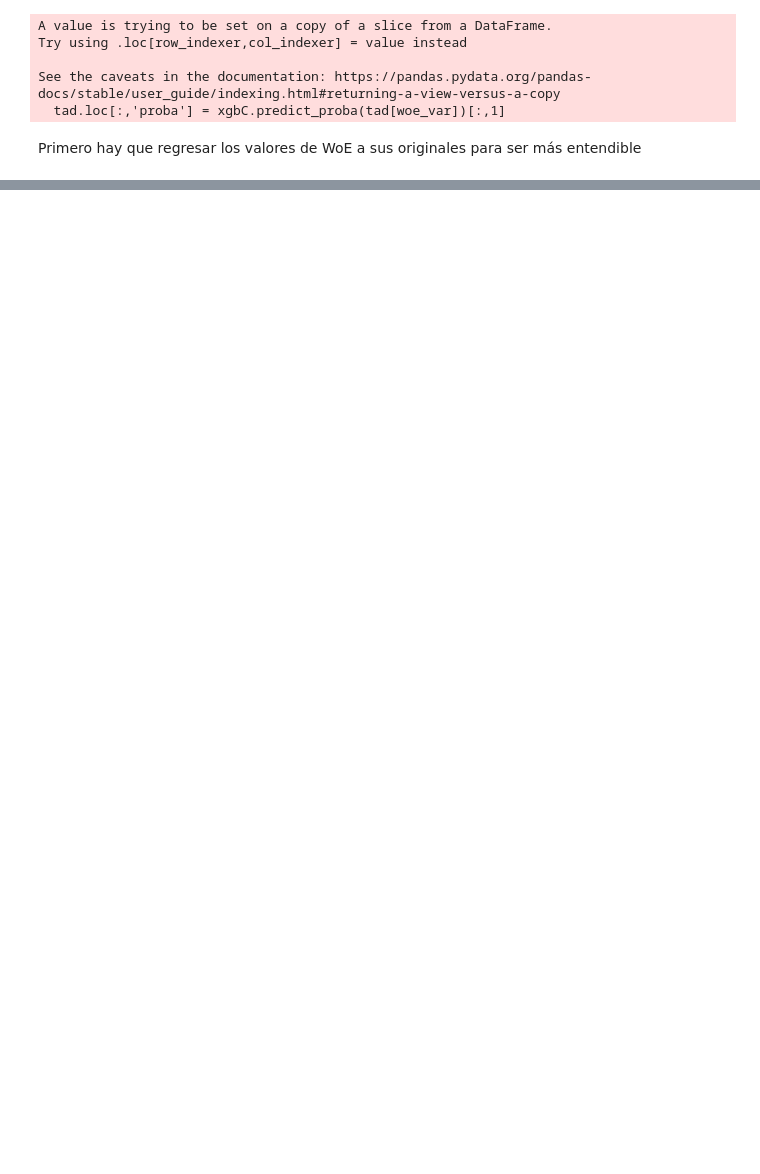
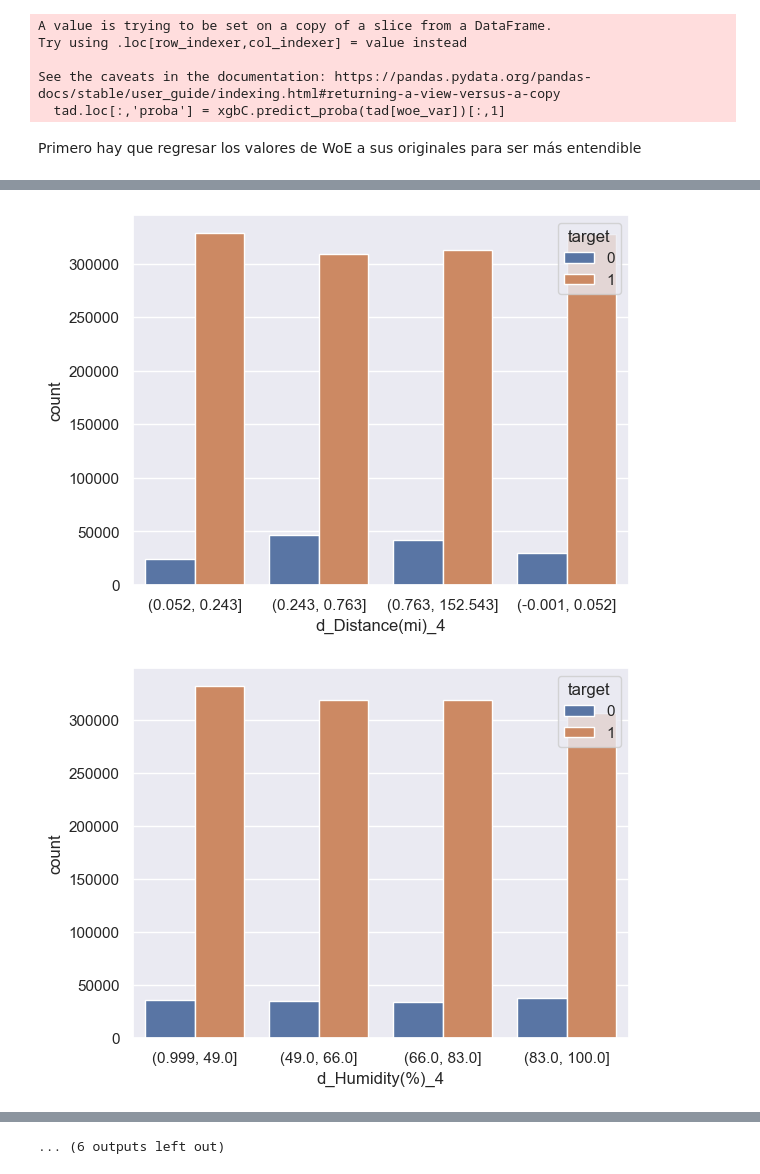
Before and after one commit to AlexeiEACS/Diplo_CienciaDatos_UNAM, a Jupyter notebook: Modulo 2/Proyecto/CAMBRAY_SERVIN_ERICK_proyecto.ipynb, the cells around one changed output, grey strips where cells are left out. Cells and saved outputs as stored; diff of their text form; code cells hidden in the pictures; blank space fills up the shorter version.

```diff
--- a/Modulo 2/Proyecto/CAMBRAY_SERVIN_ERICK_proyecto.ipynb
+++ b/Modulo 2/Proyecto/CAMBRAY_SERVIN_ERICK_proyecto.ipynb
@@ -582,0 +534,7 @@ sns.catplot(data=df, kind="strip", hue="target",
+# %%
+for col in final.columns[0:-1]:
+    sns.countplot(data=final, x= col, hue= 'target')
+    plt.show()
+# %% [output]
+[figure, added]
+[figure, added]
@@ -582,0 +551 @@ sns.catplot(data=df, kind="strip", hue="target",
+... (6 outputs left out)
```
Also changed, not shown: parts of 19 cells of this notebook, 1 other file.
